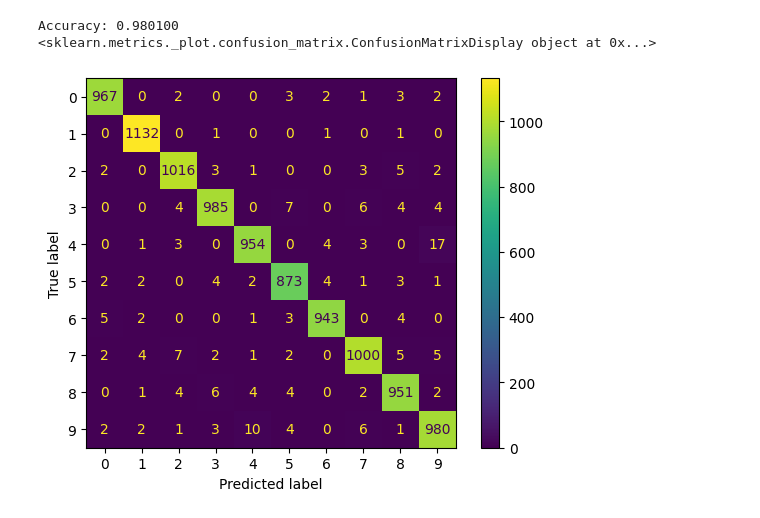
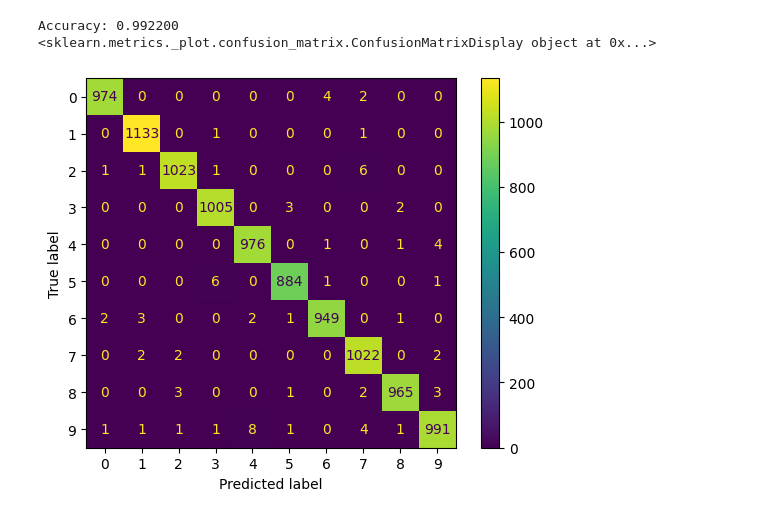
Before and after one commit to minstrel1149/dl_bootcamp_pytorch, a Jupyter notebook: Ch.18_project_practice_CNN_2/predict.ipynb, the cells around one changed output. Cells and saved outputs as stored; diff of their text form; code cells hidden in the pictures.

```diff
--- a/Ch.18_project_practice_CNN_2/predict.ipynb
+++ b/Ch.18_project_practice_CNN_2/predict.ipynb
@@ -14,5 +13,5 @@ from mnist_classifier.dataloader import load_mnist, split_data
 # %%
-model_fn = './model251105.pth'
+model_fn = './model251109.pth'
 device = torch.device('cuda') if torch.cuda.is_available() else torch.device('cpu')
 # %%
 def load(fn, device):
@@ -51,21 +50,19 @@ def test(model, X, y, to_be_shown=False, matrix=False):
 # %%
 model_dict, train_config = load(model_fn, device)
 
-X, y = load_mnist(is_train=False)
+X, y = load_mnist(is_train=False, flatten=False)
 X, y = X.to(device), y.to(device)
 
 input_size = int(X.shape[-1])
 output_size = int(max(y) + 1)
 
-model = ImageClassifier(input_size=input_size, output_size=output_size,
-                        n_layers=train_config.n_layers,
-                        use_batch_norm=not train_config.use_dropout,
-                        dropout_p=train_config.dropout_p).to(device)
+model = get_model(input_size, output_size, config=train_config)
+model = model.to(device)
 
 model.load_state_dict(model_dict)
 
 test(model, X, y, matrix=True)
 # %% [output]
-Accuracy: 0.980100
+Accuracy: 0.992200
 <sklearn.metrics._plot.confusion_matrix.ConfusionMatrixDisplay object at 0x...>
-[figure, old version]
+[figure, new version]
```
Also changed, not shown: parts of 1 cell of this notebook, 3 other files.
